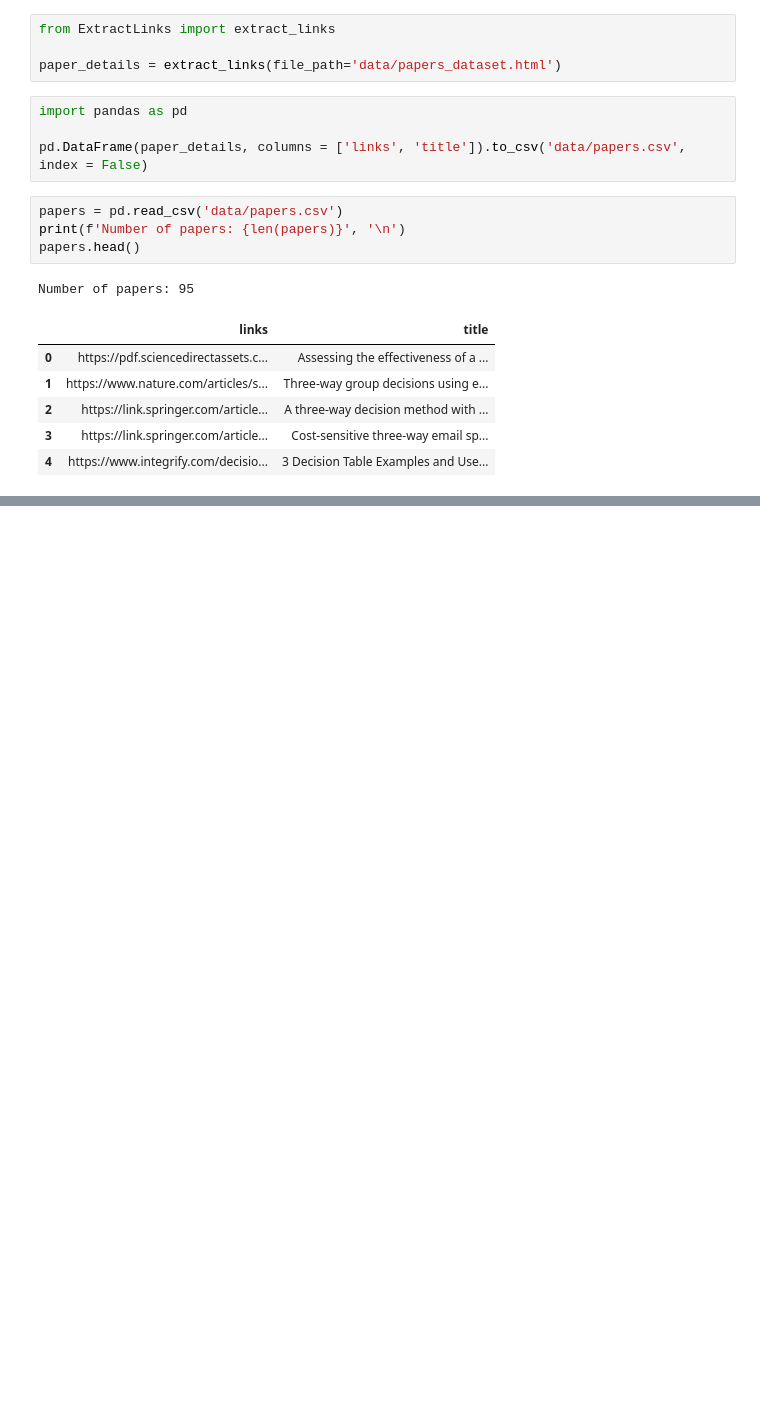
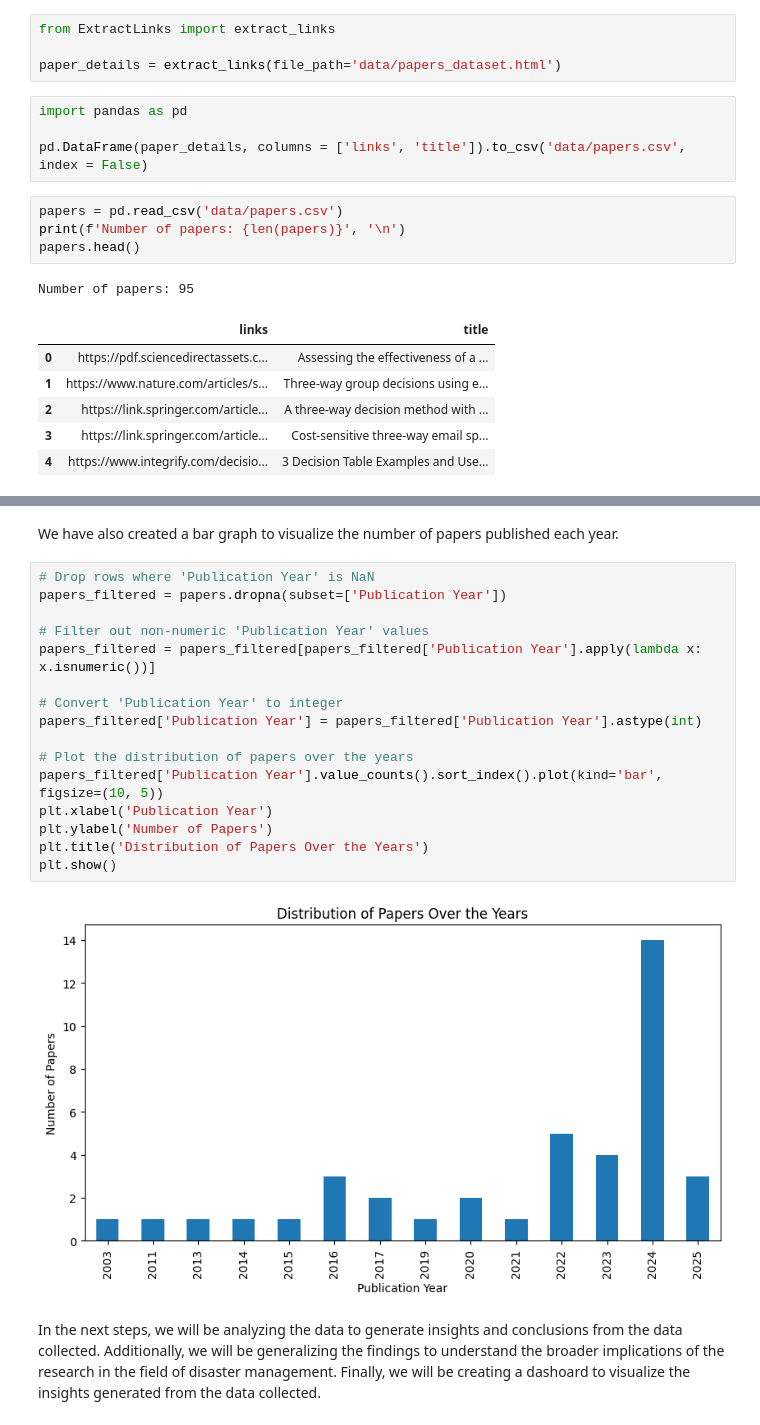
Before and after one commit to kapeesh-kaul/three-way-disaster-app, a Jupyter notebook: server/experiments.ipynb, the cells around one changed output, grey strips where cells are left out. Drawn from its saved outputs; the diff is of its cells as text; blank space fills up the shorter version.

```diff
--- a/server/experiments.ipynb
+++ b/server/experiments.ipynb
@@ -42,0 +80,22 @@ In the next steps, we will go through the papers to extract key points from the
+# %% [markdown]
+We have also created a bar graph to visualize the number of papers published each year.
+# %%
+# Drop rows where 'Publication Year' is NaN
+papers_filtered = papers.dropna(subset=['Publication Year'])
+
+# Filter out non-numeric 'Publication Year' values
+papers_filtered = papers_filtered[papers_filtered['Publication Year'].apply(lambda x: x.isnumeric())]
+
+# Convert 'Publication Year' to integer
+papers_filtered['Publication Year'] = papers_filtered['Publication Year'].astype(int)
+
+# Plot the distribution of papers over the years
+papers_filtered['Publication Year'].value_counts().sort_index().plot(kind='bar', figsize=(10, 5))
+plt.xlabel('Publication Year')
+plt.ylabel('Number of Papers')
+plt.title('Distribution of Papers Over the Years')
+plt.show()
+# %% [output]
+[figure, added]
+# %% [markdown]
+In the next steps, we will be analyzing the data to generate insights and conclusions from the data collected. Additionally, we will be generalizing the findings to understand the broader implications of the research in the field of disaster management. Finally, we will be creating a dashoard to visualize the insights generated from the data collected.
```
Also changed, not shown: parts of 7 cells of this notebook, 2 other files.
